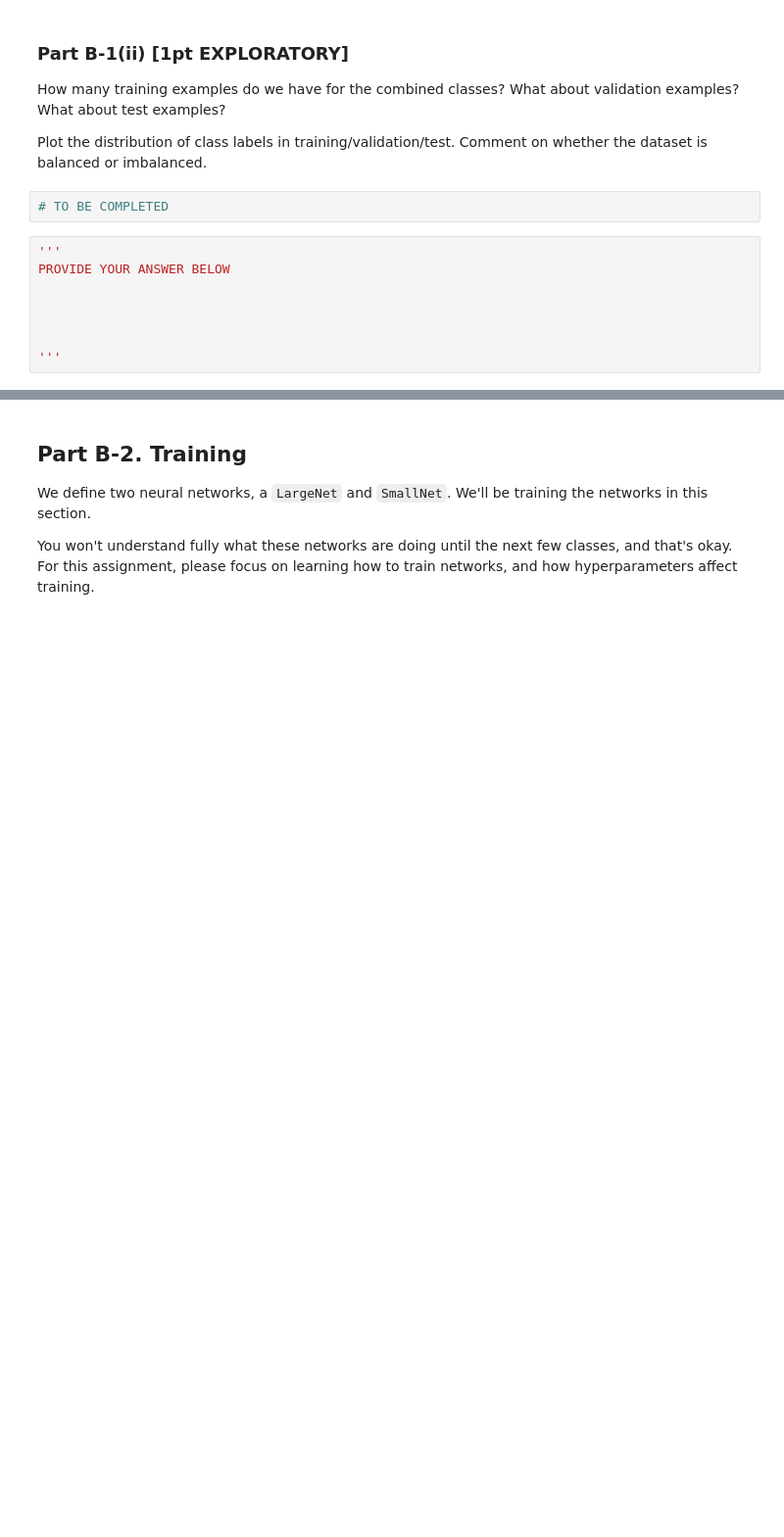
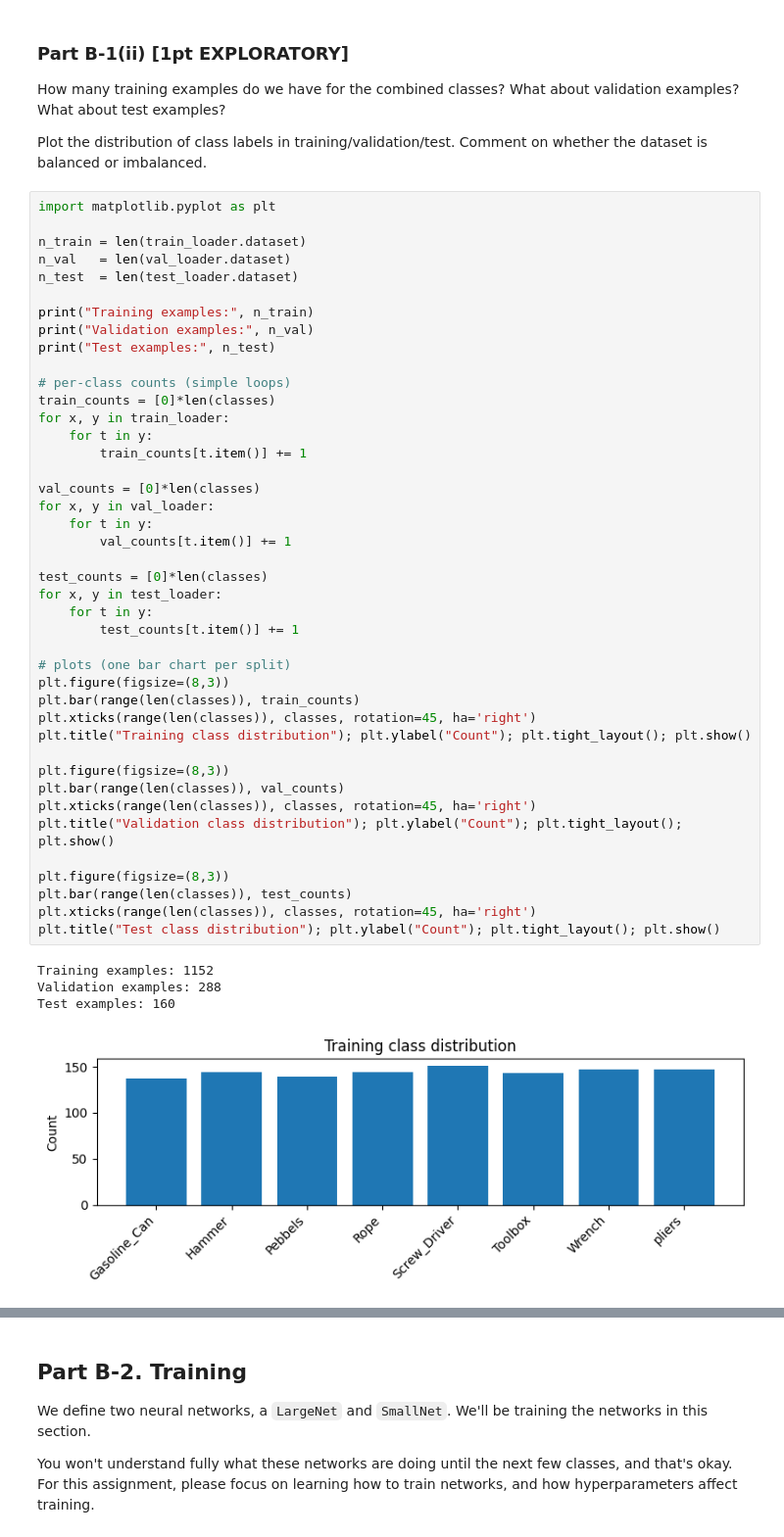
Before and after one commit to sharvaniyadav/MIE1517-Intro-To-Deep-Learning, a Jupyter notebook: MIE1517_A1_Sharvani_Yadav.ipynb, the cells around one changed output, grey strips where cells are left out. Shown at 98% size. Drawn from its saved outputs; the diff is of its cells as text; blank space fills up the shorter version.

```diff
--- a/MIE1517_A1_Sharvani_Yadav.ipynb
+++ b/MIE1517_A1_Sharvani_Yadav.ipynb
@@ -544,13 +560,50 @@ What about validation examples?
 What about test examples?
 
 Plot the distribution of class labels in training/validation/test. Comment on whether the dataset is balanced or imbalanced.
-# %%
-# TO BE COMPLETED
-# %%
-'''
-PROVIDE YOUR ANSWER BELOW
-
-
-
-
-'''
+# %%
+import matplotlib.pyplot as plt
+
+n_train = len(train_loader.dataset)
+n_val   = len(val_loader.dataset)
+n_test  = len(test_loader.dataset)
+
+print("Training examples:", n_train)
+print("Validation examples:", n_val)
+print("Test examples:", n_test)
+
+# per-class counts (simple loops)
+train_counts = [0]*len(classes)
+for x, y in train_loader:
+    for t in y:
+        train_counts[t.item()] += 1
+
+val_counts = [0]*len(classes)
+for x, y in val_loader:
+    for t in y:
+        val_counts[t.item()] += 1
+
+test_counts = [0]*len(classes)
+for x, y in test_loader:
+    for t in y:
+        test_counts[t.item()] += 1
+
+# plots (one bar chart per split)
+plt.figure(figsize=(8,3))
+plt.bar(range(len(classes)), train_counts)
+plt.xticks(range(len(classes)), classes, rotation=45, ha='right')
+plt.title("Training class distribution"); plt.ylabel("Count"); plt.tight_layout(); plt.show()
+
+plt.figure(figsize=(8,3))
+plt.bar(range(len(classes)), val_counts)
+plt.xticks(range(len(classes)), classes, rotation=45, ha='right')
+plt.title("Validation class distribution"); plt.ylabel("Count"); plt.tight_layout(); plt.show()
+
+plt.figure(figsize=(8,3))
+plt.bar(range(len(classes)), test_counts)
+plt.xticks(range(len(classes)), classes, rotation=45, ha='right')
+plt.title("Test class distribution"); plt.ylabel("Count"); plt.tight_layout(); plt.show()
+# %% [output]
+Training examples: 1152
+Validation examples: 288
+Test examples: 160
+[figure, added]
```
Also changed, not shown: parts of 57 cells of this notebook.
